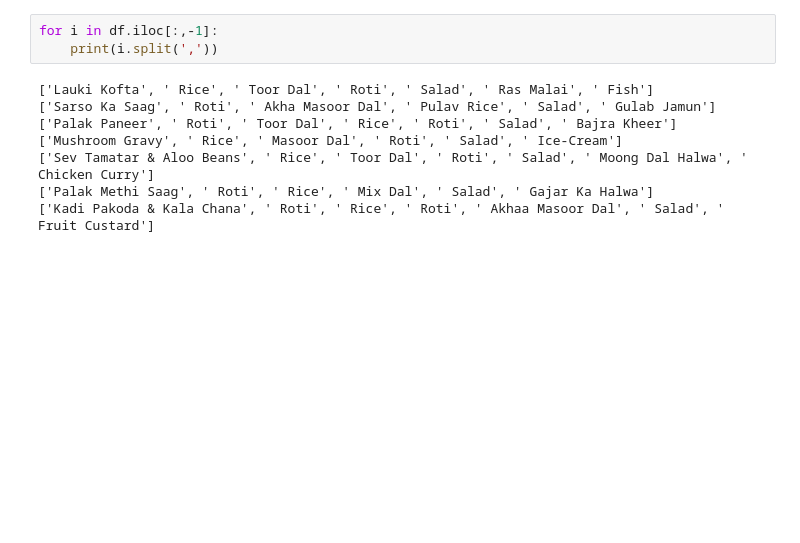
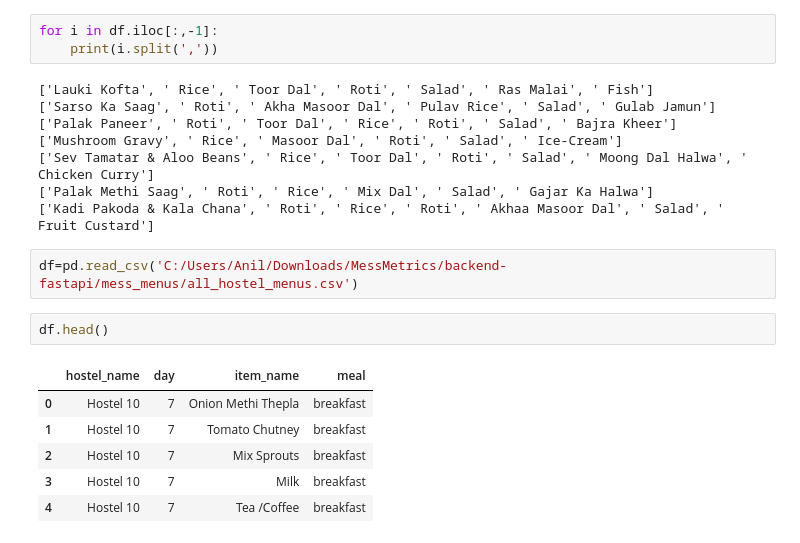
Before and after one commit to Ashwanth119/MessMetrics, a Jupyter notebook: backend-fastapi/test.ipynb, the cells around one changed output. Cells and saved outputs as stored; diff of their text form; blank space fills up the shorter version.

```diff
--- a/backend-fastapi/test.ipynb
+++ b/backend-fastapi/test.ipynb
@@ -201,3 +200,14 @@ for i in df.iloc[:,-1]:
 ['Sev Tamatar & Aloo Beans', ' Rice', ' Toor Dal', ' Roti', ' Salad', ' Moong Dal Halwa', ' Chicken Curry']
 ['Palak Methi Saag', ' Roti', ' Rice', ' Mix Dal', ' Salad', ' Gajar Ka Halwa']
 ['Kadi Pakoda & Kala Chana', ' Roti', ' Rice', ' Roti', ' Akhaa Masoor Dal', ' Salad', ' Fruit Custard']
+# %%
+df=pd.read_csv('C:/Users/Anil/Downloads/MessMetrics/backend-fastapi/mess_menus/all_hostel_menus.csv')
+# %%
+df.head()
+# %% [output]
+|  | hostel_name | day | item_name | meal |
+| 0 | Hostel 10 | 7 | Onion Methi Thepla | breakfast |
+| 1 | Hostel 10 | 7 | Tomato Chutney | breakfast |
+| 2 | Hostel 10 | 7 | Mix Sprouts | breakfast |
+| 3 | Hostel 10 | 7 | Milk | breakfast |
+| 4 | Hostel 10 | 7 | Tea /Coffee | breakfast |
```
Also changed, not shown: parts of 12 cells of this notebook, 37 other files.
